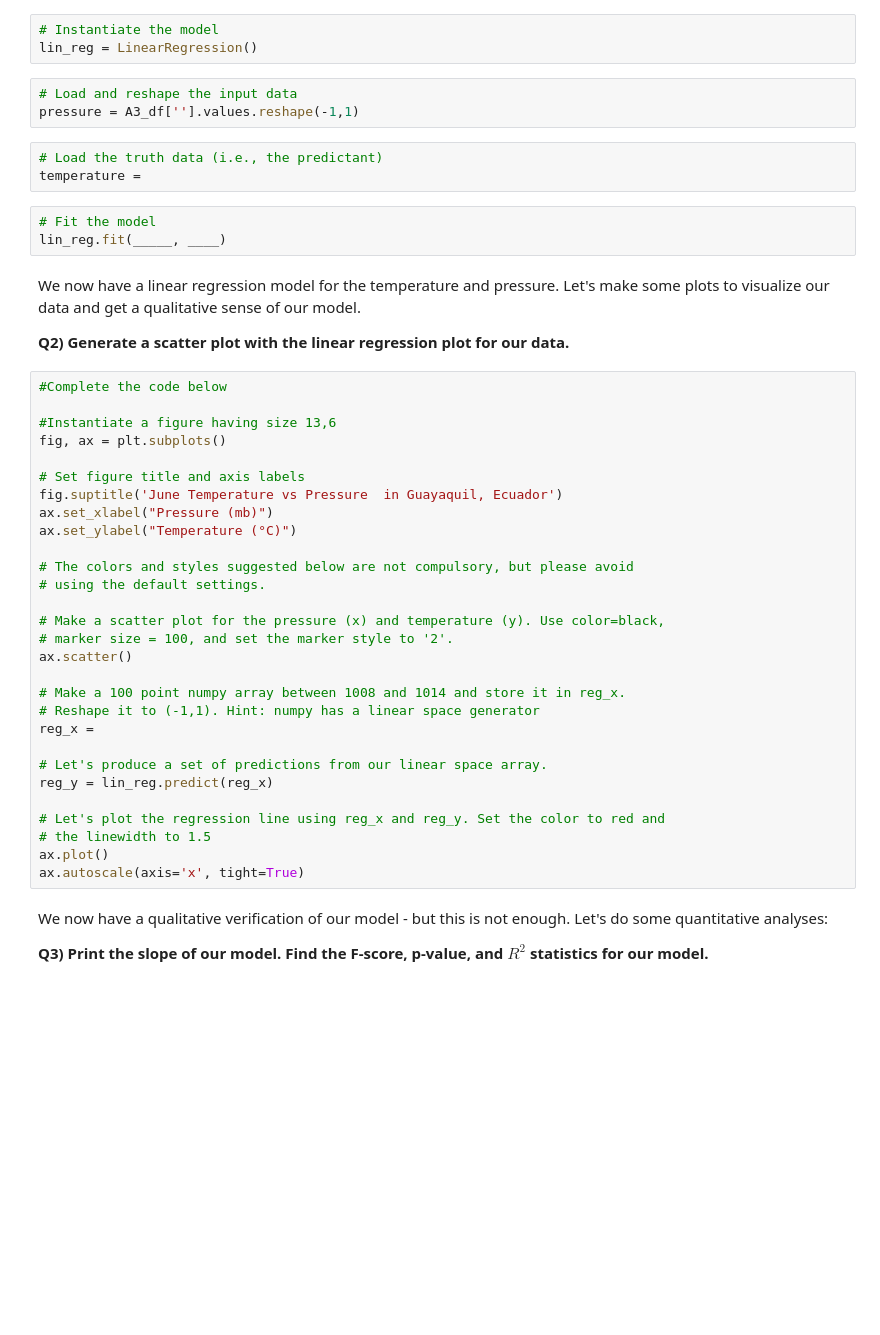
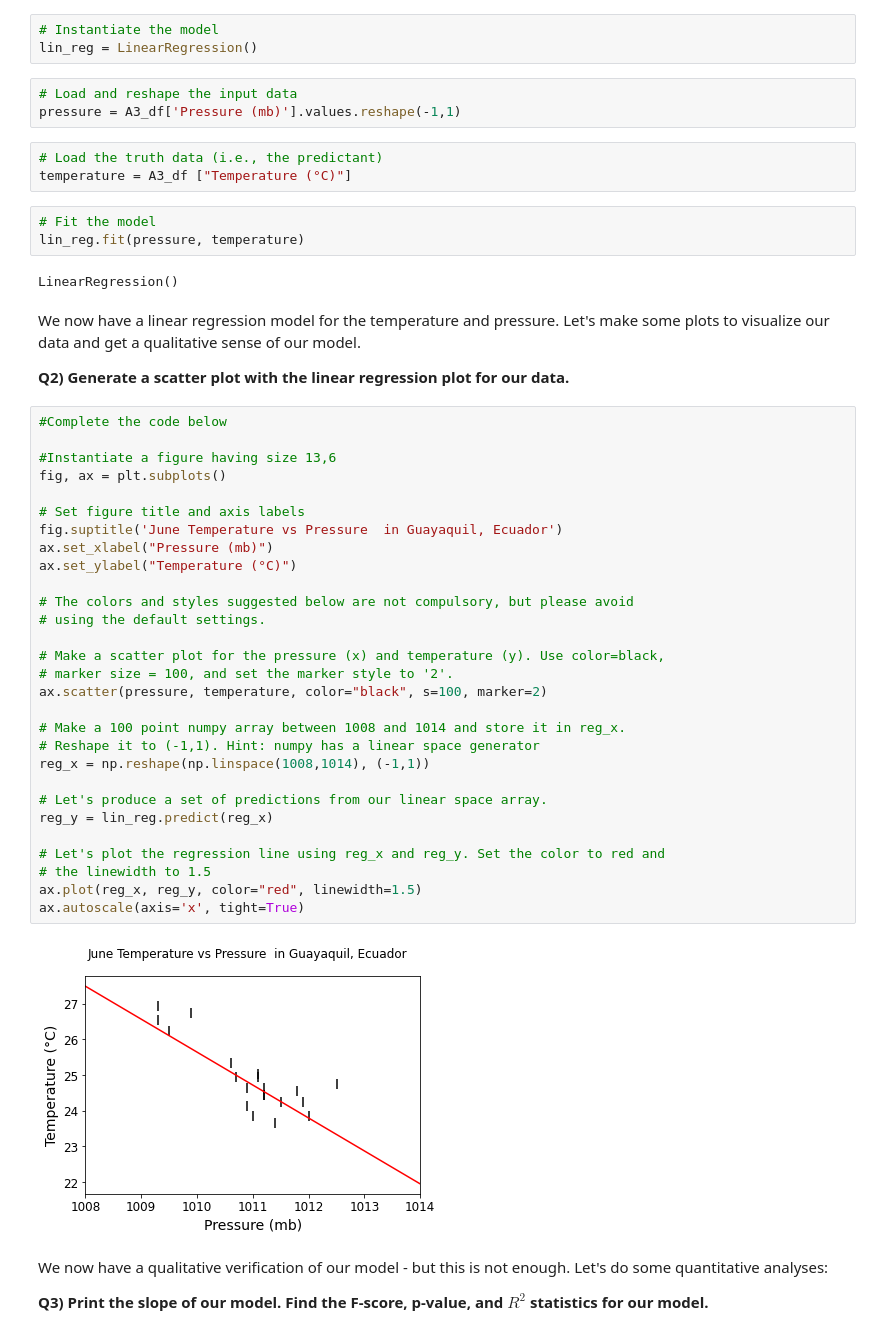
Before and after one commit to KeyvanDiba/2022_ML_Earth_Env_Sci, a Jupyter notebook: S2_3_Statistical_Forecasting.ipynb, the cells around one changed output. Saved outputs shown, nothing was run; the diff lists cells and outputs as text; blank space fills up the shorter version.

```diff
--- a/S2_3_Statistical_Forecasting.ipynb
+++ b/S2_3_Statistical_Forecasting.ipynb
@@ -112,13 +112,15 @@ from __.__ import LinearRegression
 lin_reg = LinearRegression()
 # %%
 # Load and reshape the input data
-pressure = A3_df[''].values.reshape(-1,1)
+pressure = A3_df['Pressure (mb)'].values.reshape(-1,1)
 # %%
 # Load the truth data (i.e., the predictant)
-temperature =
+temperature = A3_df ["Temperature (°C)"]
 # %%
 # Fit the model
-lin_reg.fit(_____, ____)
+lin_reg.fit(pressure, temperature)
+# %% [output]
+LinearRegression()
 # %% [markdown]
 We now have a linear regression model for the temperature and pressure. Let's make some plots to visualize our data and get a qualitative sense of our model.
 
@@ -126,32 +128,34 @@ We now have a linear regression model for the temperature and pressure. Let's ma
 # %%
 #Complete the code below
 
 #Instantiate a figure having size 13,6
 fig, ax = plt.subplots()
 
 # Set figure title and axis labels
 fig.suptitle('June Temperature vs Pressure  in Guayaquil, Ecuador')
 ax.set_xlabel("Pressure (mb)")
 ax.set_ylabel("Temperature (°C)")
 
 # The colors and styles suggested below are not compulsory, but please avoid
 # using the default settings.
 
 # Make a scatter plot for the pressure (x) and temperature (y). Use color=black,
 # marker size = 100, and set the marker style to '2'.
-ax.scatter()
+ax.scatter(pressure, temperature, color="black", s=100, marker=2)
 
 # Make a 100 point numpy array between 1008 and 1014 and store it in reg_x.
 # Reshape it to (-1,1). Hint: numpy has a linear space generator
-reg_x =
+reg_x = np.reshape(np.linspace(1008,1014), (-1,1))
 
 # Let's produce a set of predictions from our linear space array.
 reg_y = lin_reg.predict(reg_x)
 
 # Let's plot the regression line using reg_x and reg_y. Set the color to red and
 # the linewidth to 1.5
-ax.plot()
+ax.plot(reg_x, reg_y, color="red", linewidth=1.5)
 ax.autoscale(axis='x', tight=True)
+# %% [output]
+[figure, added]
 # %% [markdown]
 We now have a qualitative verification of our model - but this is not enough. Let's do some quantitative analyses:
 
```
Also changed, not shown: parts of 2 cells of this notebook.
